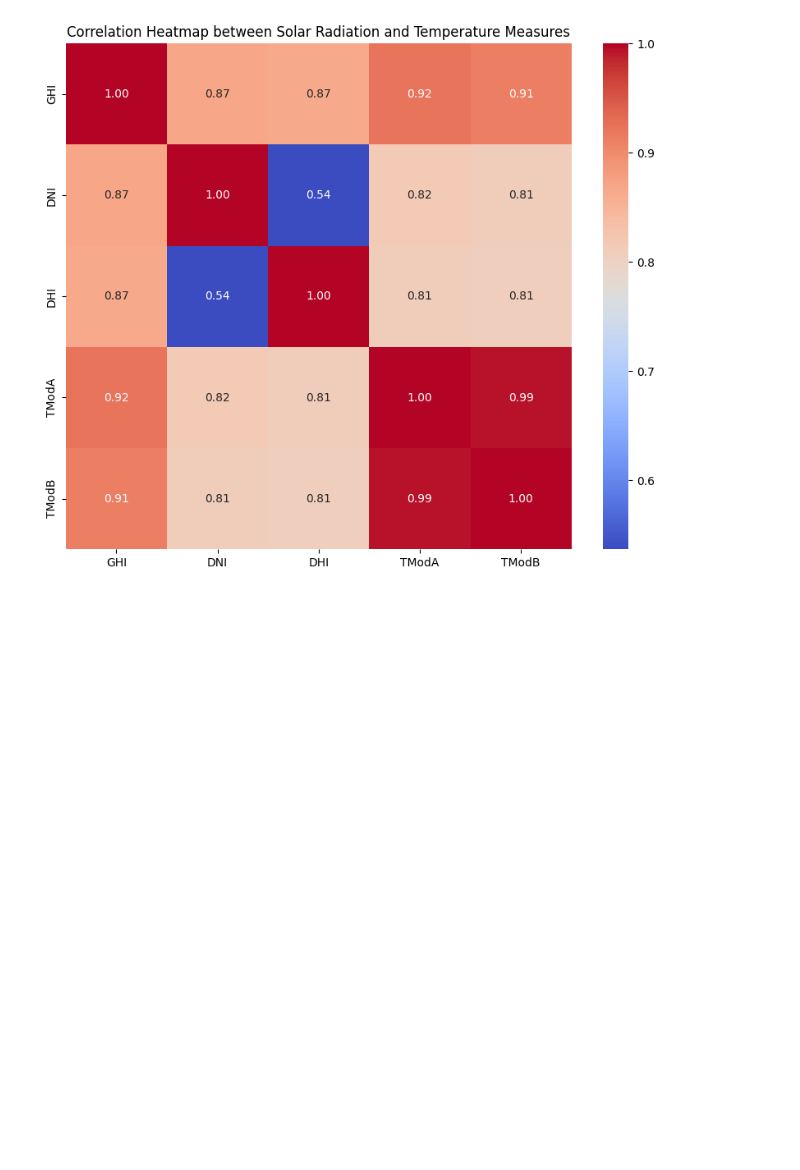
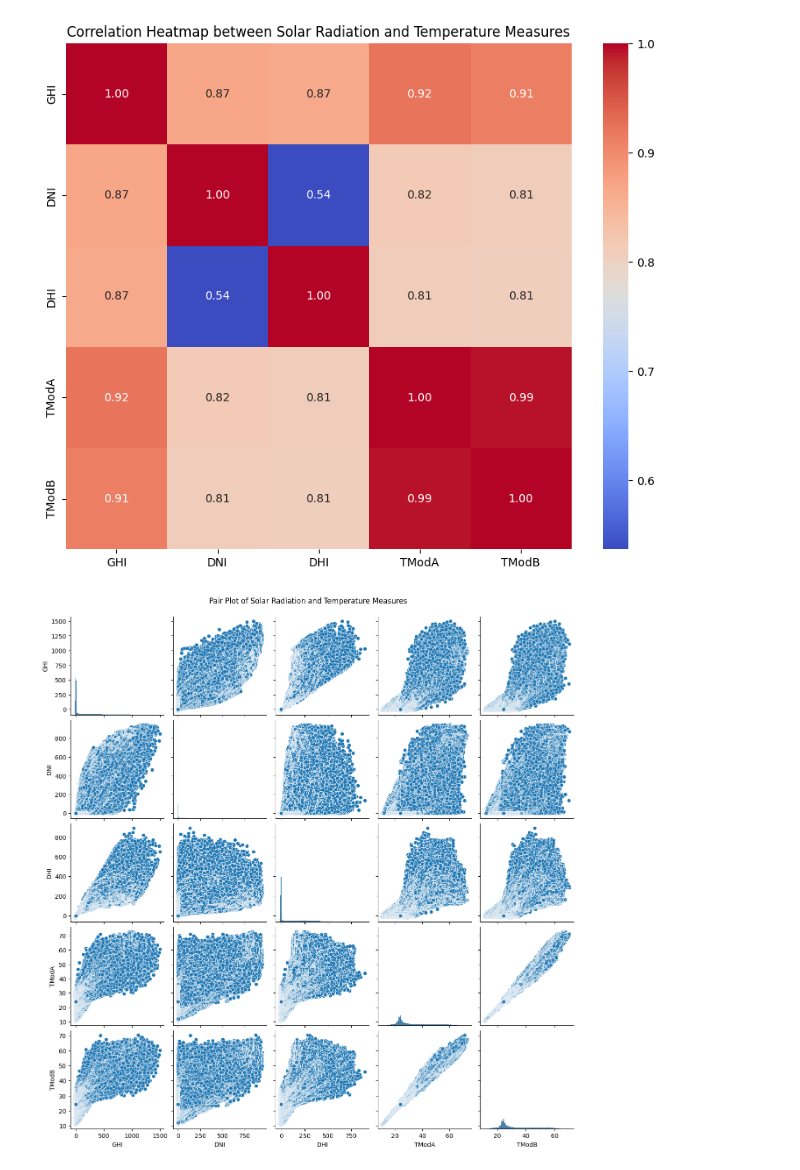
Before and after one commit to beza328/Weekzero, a Jupyter notebook: Notebooks/Solar-Radiation-Eda.ipynb, the cells around one changed output. Saved outputs shown, nothing was run; the diff lists cells and outputs as text; code cells hidden in the pictures; blank space fills up the shorter version.

Commit message:
pair plot of Solar radiation and Temprature

```diff
--- a/Notebooks/Solar-Radiation-Eda.ipynb
+++ b/Notebooks/Solar-Radiation-Eda.ipynb
@@ -232,3 +232,9 @@ plt.title('Correlation Heatmap between Solar Radiation and Temperature Measures'
 plt.show()
 # %% [output]
 [figure]
+# %%
+sns.pairplot(correlation_data)
+plt.suptitle('Pair Plot of Solar Radiation and Temperature Measures', y=1.02)
+plt.show()
+# %% [output]
+[figure, added]
```
